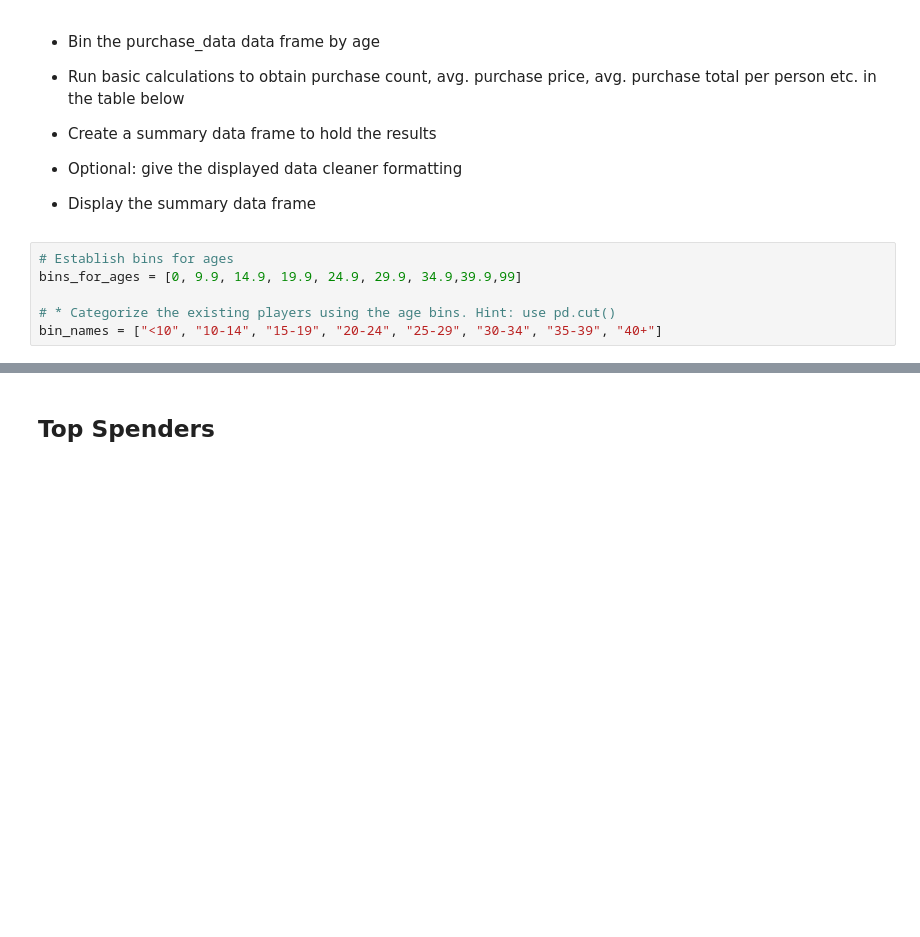
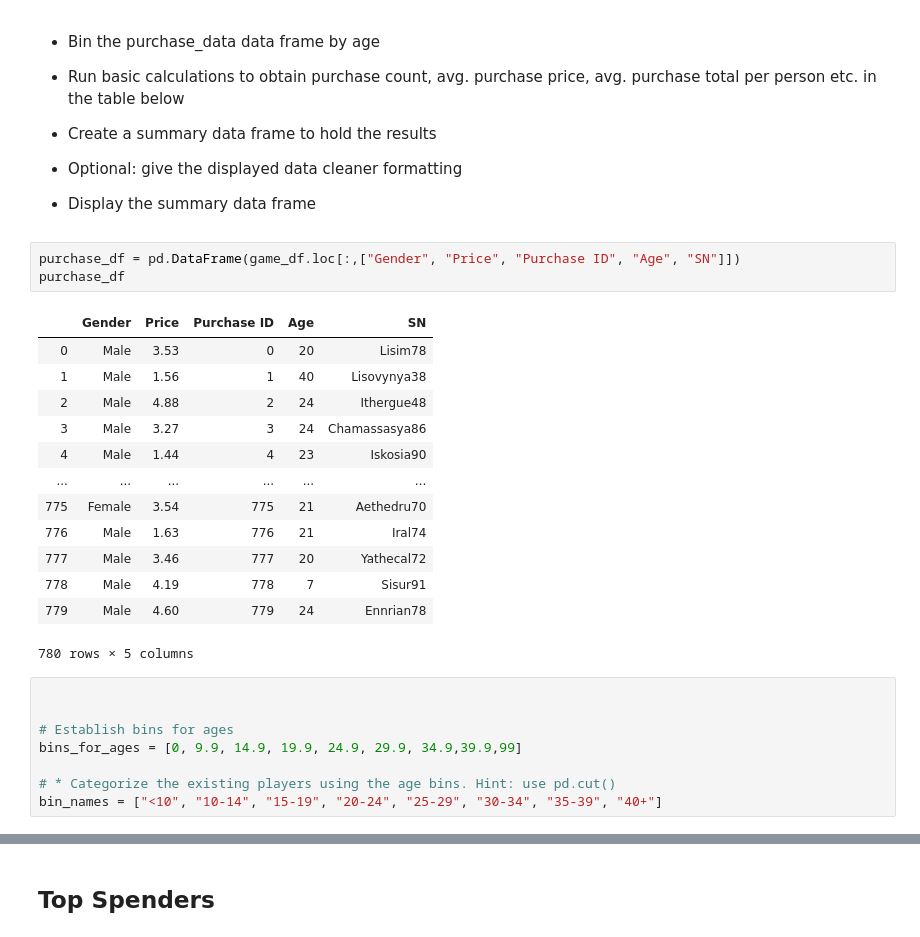
Before and after one commit to boshen119/Pandas-challenge, a Jupyter notebook: HeroesofPymoli/HeroesOfPymoli_starter.ipynb, the cells around one changed output, grey strips where cells are left out. Drawn from its saved outputs; the diff is of its cells as text; blank space fills up the shorter version.

```diff
--- a/HeroesofPymoli/HeroesOfPymoli_starter.ipynb
+++ b/HeroesofPymoli/HeroesOfPymoli_starter.ipynb
@@ -295,7 +295,26 @@ See the caveats in the documentation: http://pandas.pydata.org/pandas-docs/stabl
 
 
 * Display the summary data frame
+# %%
+purchase_df = pd.DataFrame(game_df.loc[:,["Gender", "Price", "Purchase ID", "Age", "SN"]])
+purchase_df
+# %% [output]
+|  | Gender | Price | Purchase ID | Age | SN |
+| 0 | Male | 3.53 | 0 | 20 | Lisim78 |
+| 1 | Male | 1.56 | 1 | 40 | Lisovynya38 |
+| 2 | Male | 4.88 | 2 | 24 | Ithergue48 |
+| 3 | Male | 3.27 | 3 | 24 | Chamassasya86 |
+| 4 | Male | 1.44 | 4 | 23 | Iskosia90 |
+| ... | ... | ... | ... | ... | ... |
+| 775 | Female | 3.54 | 775 | 21 | Aethedru70 |
+| 776 | Male | 1.63 | 776 | 21 | Iral74 |
+| 777 | Male | 3.46 | 777 | 20 | Yathecal72 |
+| 778 | Male | 4.19 | 778 | 7 | Sisur91 |
+| 779 | Male | 4.60 | 779 | 24 | Ennrian78 |
+780 rows × 5 columns
 # %%
+
+
 # Establish bins for ages
 bins_for_ages = [0, 9.9, 14.9, 19.9, 24.9, 29.9, 34.9,39.9,99]
 
```
Also changed, not shown: parts of 4 cells of this notebook.
